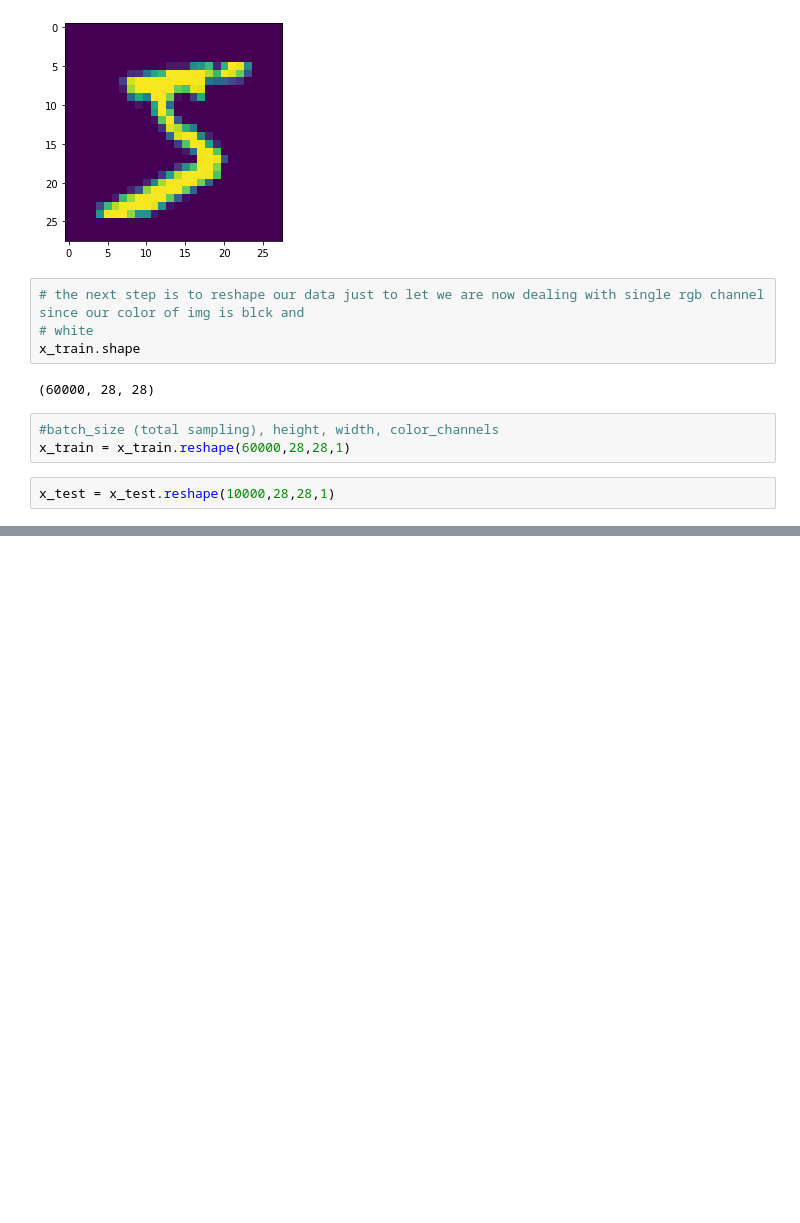
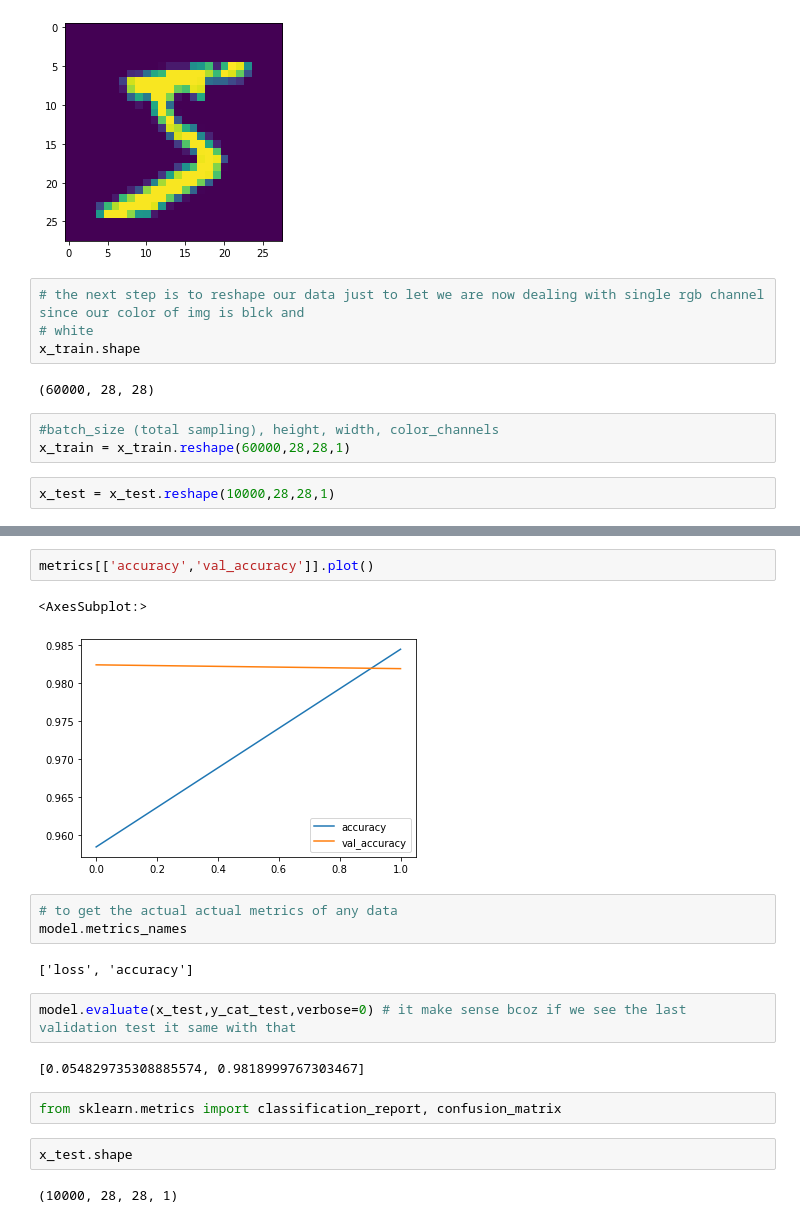
Before and after one commit to Binodmagar/Convolutional-Neural-Network-CNN-Deep-Learning, a Jupyter notebook: CNN in MNIST Dataset .ipynb, the cells around one changed output, grey strips where cells are left out. Saved outputs shown, nothing was run; the diff lists cells and outputs as text; blank space fills up the shorter version.

```diff
--- a/CNN in MNIST Dataset .ipynb
+++ b/CNN in MNIST Dataset .ipynb
@@ -128,0 +177,20 @@ x_test = x_test.reshape(10000,28,28,1)
+# %%
+metrics[['accuracy','val_accuracy']].plot()
+# %% [output]
+<AxesSubplot:>
+[figure, added]
+# %%
+# to get the actual actual metrics of any data
+model.metrics_names
+# %% [output]
+['loss', 'accuracy']
+# %%
+model.evaluate(x_test,y_cat_test,verbose=0) # it make sense bcoz if we see the last validation test it same with that
+# %% [output]
+[0.054829735308885574, 0.9818999767303467]
+# %%
+from sklearn.metrics import classification_report, confusion_matrix
+# %%
+x_test.shape
+# %% [output]
+(10000, 28, 28, 1)
```
Also changed, not shown: parts of 20 cells of this notebook.
